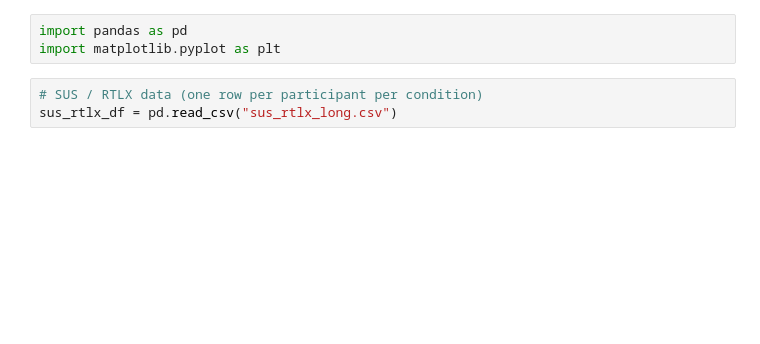
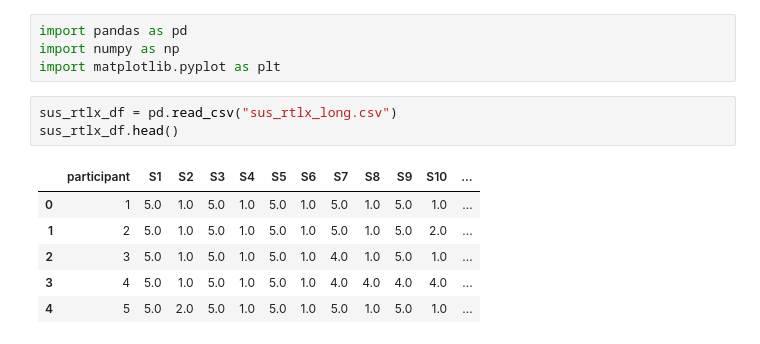
Before and after one commit to marcitt/design-accessibility-tools, a Jupyter notebook: 5-Evaluation/Quantitative_Analysis/descriptive_statistics_sus_rtlx.ipynb, the cells around one changed output. Saved outputs shown, nothing was run; the diff lists cells and outputs as text; blank space fills up the shorter version.

```diff
--- a/5-Evaluation/Quantitative_Analysis/descriptive_statistics_sus_rtlx.ipynb
+++ b/5-Evaluation/Quantitative_Analysis/descriptive_statistics_sus_rtlx.ipynb
@@ -1,6 +1,14 @@
 # %%
 import pandas as pd
+import numpy as np
 import matplotlib.pyplot as plt
 # %%
-# SUS / RTLX data (one row per participant per condition)
 sus_rtlx_df = pd.read_csv("sus_rtlx_long.csv")
+sus_rtlx_df.head()
+# %% [output]
+|  | participant | S1 | S2 | S3 | S4 | S5 | S6 | S7 | S8 | S9 | S10 | ... |
+| 0 | 1 | 5.0 | 1.0 | 5.0 | 1.0 | 5.0 | 1.0 | 5.0 | 1.0 | 5.0 | 1.0 | ... |
+| 1 | 2 | 5.0 | 1.0 | 5.0 | 1.0 | 5.0 | 1.0 | 5.0 | 1.0 | 5.0 | 2.0 | ... |
+| 2 | 3 | 5.0 | 1.0 | 5.0 | 1.0 | 5.0 | 1.0 | 4.0 | 1.0 | 5.0 | 1.0 | ... |
+| 3 | 4 | 5.0 | 1.0 | 5.0 | 1.0 | 5.0 | 1.0 | 4.0 | 4.0 | 4.0 | 4.0 | ... |
+| 4 | 5 | 5.0 | 2.0 | 5.0 | 1.0 | 5.0 | 1.0 | 5.0 | 1.0 | 5.0 | 1.0 | ... |
```
Also changed, not shown: parts of 8 cells of this notebook.
